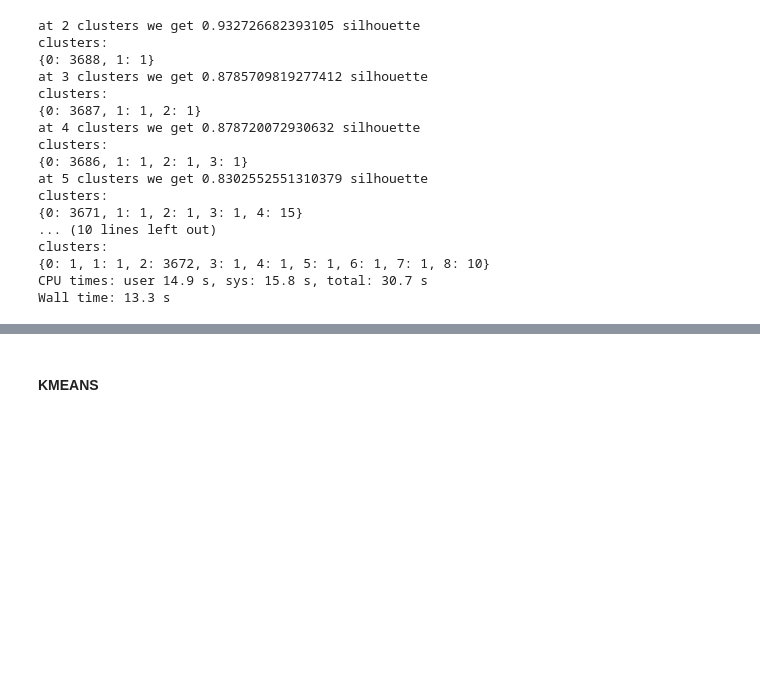
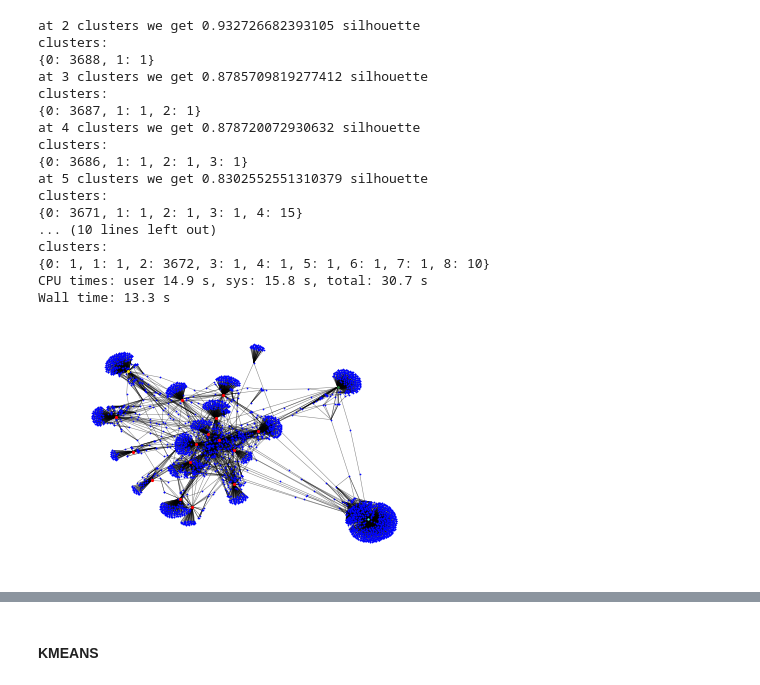
Before and after one commit to lapsya/100daysofcode, a Jupyter notebook: graph_clustering/vk_graph.ipynb, the cells around one changed output, grey strips where cells are left out. Saved outputs shown, nothing was run; the diff lists cells and outputs as text; code cells hidden in the pictures; blank space fills up the shorter version.

```diff
--- a/graph_clustering/vk_graph.ipynb
+++ b/graph_clustering/vk_graph.ipynb
@@ -258,3 +256,5 @@ colors = ['#f20000', '#f0e000', '#097505', '#07edb3', '#0791ed', '#0716ed', '#9d
+# %%
+colors = ['#ff0000', '#ffe100', '#207a2e', '#58fcfa', '#0004ff', '#b600ff', '#ff0083', '#96502d', '#000000']
 # %%
 %%time
 #nx.draw(main_graph, pos=pos, node_color='pink', edge_color='black', node_size=1)
@@ -523,0 +550,4 @@ Wall time: 13.3 s
+# %%
+draw_graph_waves(graph_piece, pos_spring, 'graph_spring_spectral', spectral_labels_nodes)
+# %% [output]
+[figure, added]
```
Also changed, not shown: parts of 32 cells of this notebook, 1 other file.
